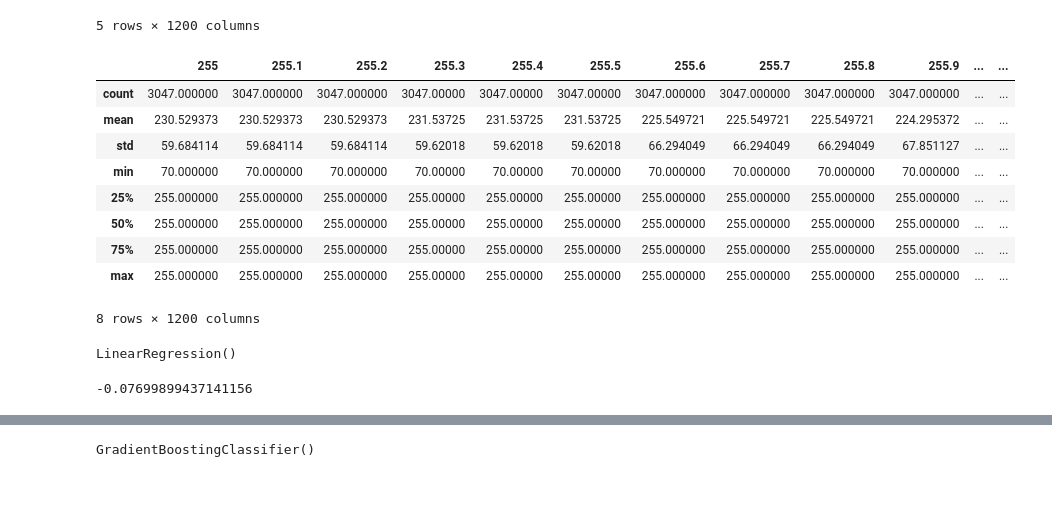
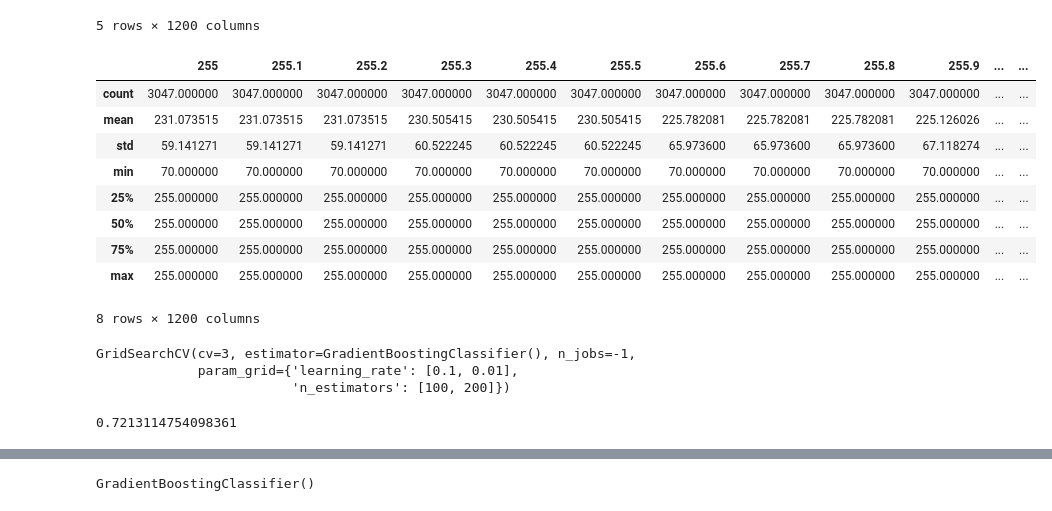
Before and after one commit to daanzap/ai_robot, a Jupyter notebook: notebooks/simulator_pilot.ipynb, the cells around one changed output, grey strips where cells are left out. Drawn from its saved outputs; the diff is of its cells as text; code cells hidden in the pictures.

```diff
--- a/notebooks/simulator_pilot.ipynb
+++ b/notebooks/simulator_pilot.ipynb
@@ -6,2 +8,5 @@ import os
 
 %matplotlib inline
+# %%
+fc = FileChooser()
+display(fc)
@@ -8,4 +15,4 @@ import os
 # %%
-data = pd.read_csv(os.path.join('..', 'simulator', 'logs', '20200903-101909.usablelog'))
-data.shape
+data = pd.read_csv(os.path.join('..', 'simulator', 'logs', fc.selected))
+data.describe()
 # %% [output]
@@ -34,7 +50,9 @@ data.describe()
 | max | 255.000000 | 255.000000 | 255.000000 | 255.000000 | 255.000000 | 255.000000 | 255.000000 | 255.000000 | 255.000000 | 255.000000 | ... | ... |
 8 rows × 1200 columns
 # %%
-data['stop'].value_counts().plot(kind='bar')
+label_movement = data.columns[0]
+
+data[label_movement].value_counts().plot(kind='bar')
 plt.title('actions')
 plt.xlabel('stop')
 plt.ylabel('Count')
@@ -44,9 +62,9 @@ Text(0, 0.5, 'Count')
 # %%
-data_random_forward = data[data.stop == 'forward'].sample(n=int(data.shape[0]/5))
+data_random_forward = data[data[label_movement] == 'forward'].sample(n=int(data.shape[0]/5))
 data.drop(data_random_forward.index,inplace=True)
-data['stop'].value_counts().plot(kind='bar')
+data[label_movement].value_counts().plot(kind='bar')
 plt.title('actions')
-plt.xlabel('stop')
+plt.xlabel('action')
 plt.ylabel('Count')
 # %% [output]
 Text(0, 0.5, 'Count')
@@ -70,37 +88,39 @@ reg = LinearRegression()
 # %%
 data = data.dropna()
 
-data_no_stop = data[data.stop != 'stop']
-conv_labels = [0 if values == 'forward' else values for values in data_no_stop.stop ]
+data_no_stop = data[data[label_movement] != 'stop']
+conv_labels = [0 if values == 'forward' else values for values in data_no_stop[label_movement] ]
 conv_labels = [1 if values == 'left' else values for values in conv_labels ]
 conv_labels = [2 if values == 'right' else values for values in conv_labels ]
 
 labels = conv_labels
-train1 = data_no_stop.drop([ 'stop'],axis=1)
+train1 = data_no_stop.drop([ label_movement],axis=1)
 data_no_stop.describe()
 # %% [output]
 |  | 255 | 255.1 | 255.2 | 255.3 | 255.4 | 255.5 | 255.6 | 255.7 | 255.8 | 255.9 | ... | ... |
-| count | 3047.000000 | 3047.000000 | 3047.000000 | 3047.00000 | 3047.00000 | 3047.00000 | 3047.000000 | 3047.000000 | 3047.000000 | 3047.000000 | ... | ... |
-| mean | 230.529373 | 230.529373 | 230.529373 | 231.53725 | 231.53725 | 231.53725 | 225.549721 | 225.549721 | 225.549721 | 224.295372 | ... | ... |
-| std | 59.684114 | 59.684114 | 59.684114 | 59.62018 | 59.62018 | 59.62018 | 66.294049 | 66.294049 | 66.294049 | 67.851127 | ... | ... |
-| min | 70.000000 | 70.000000 | 70.000000 | 70.00000 | 70.00000 | 70.00000 | 70.000000 | 70.000000 | 70.000000 | 70.000000 | ... | ... |
-| 25% | 255.000000 | 255.000000 | 255.000000 | 255.00000 | 255.00000 | 255.00000 | 255.000000 | 255.000000 | 255.000000 | 255.000000 | ... | ... |
-| 50% | 255.000000 | 255.000000 | 255.000000 | 255.00000 | 255.00000 | 255.00000 | 255.000000 | 255.000000 | 255.000000 | 255.000000 | ... | ... |
-| 75% | 255.000000 | 255.000000 | 255.000000 | 255.00000 | 255.00000 | 255.00000 | 255.000000 | 255.000000 | 255.000000 | 255.000000 | ... | ... |
-| max | 255.000000 | 255.000000 | 255.000000 | 255.00000 | 255.00000 | 255.00000 | 255.000000 | 255.000000 | 255.000000 | 255.000000 | ... | ... |
+| count | 3047.000000 | 3047.000000 | 3047.000000 | 3047.000000 | 3047.000000 | 3047.000000 | 3047.000000 | 3047.000000 | 3047.000000 | 3047.000000 | ... | ... |
+| mean | 231.073515 | 231.073515 | 231.073515 | 230.505415 | 230.505415 | 230.505415 | 225.782081 | 225.782081 | 225.782081 | 225.126026 | ... | ... |
+| std | 59.141271 | 59.141271 | 59.141271 | 60.522245 | 60.522245 | 60.522245 | 65.973600 | 65.973600 | 65.973600 | 67.118274 | ... | ... |
+| min | 70.000000 | 70.000000 | 70.000000 | 70.000000 | 70.000000 | 70.000000 | 70.000000 | 70.000000 | 70.000000 | 70.000000 | ... | ... |
+| 25% | 255.000000 | 255.000000 | 255.000000 | 255.000000 | 255.000000 | 255.000000 | 255.000000 | 255.000000 | 255.000000 | 255.000000 | ... | ... |
+| 50% | 255.000000 | 255.000000 | 255.000000 | 255.000000 | 255.000000 | 255.000000 | 255.000000 | 255.000000 | 255.000000 | 255.000000 | ... | ... |
+| 75% | 255.000000 | 255.000000 | 255.000000 | 255.000000 | 255.000000 | 255.000000 | 255.000000 | 255.000000 | 255.000000 | 255.000000 | ... | ... |
+| max | 255.000000 | 255.000000 | 255.000000 | 255.000000 | 255.000000 | 255.000000 | 255.000000 | 255.000000 | 255.000000 | 255.000000 | ... | ... |
 8 rows × 1200 columns
 # %%
 from sklearn.model_selection import train_test_split
 # %%
 x_train, x_test, y_train, y_test = train_test_split(train1, conv_labels, test_size = 0.10, random_state = 2)
 # %%
-reg.fit(x_train,y_train)
+clf.fit(x_train,y_train)
 # %% [output]
-LinearRegression()
+GridSearchCV(cv=3, estimator=GradientBoostingClassifier(), n_jobs=-1,
+             param_grid={'learning_rate': [0.1, 0.01],
+                         'n_estimators': [100, 200]})
 # %%
-reg.score(x_test, y_test)
+clf.score(x_test, y_test)
 # %% [output]
--0.07699899437141156
+0.7213114754098361
 # %%
 from sklearn.pipeline import make_pipeline
 from sklearn.preprocessing import Normalizer
```
Also changed, not shown: parts of 16 cells of this notebook, 13 other files.
